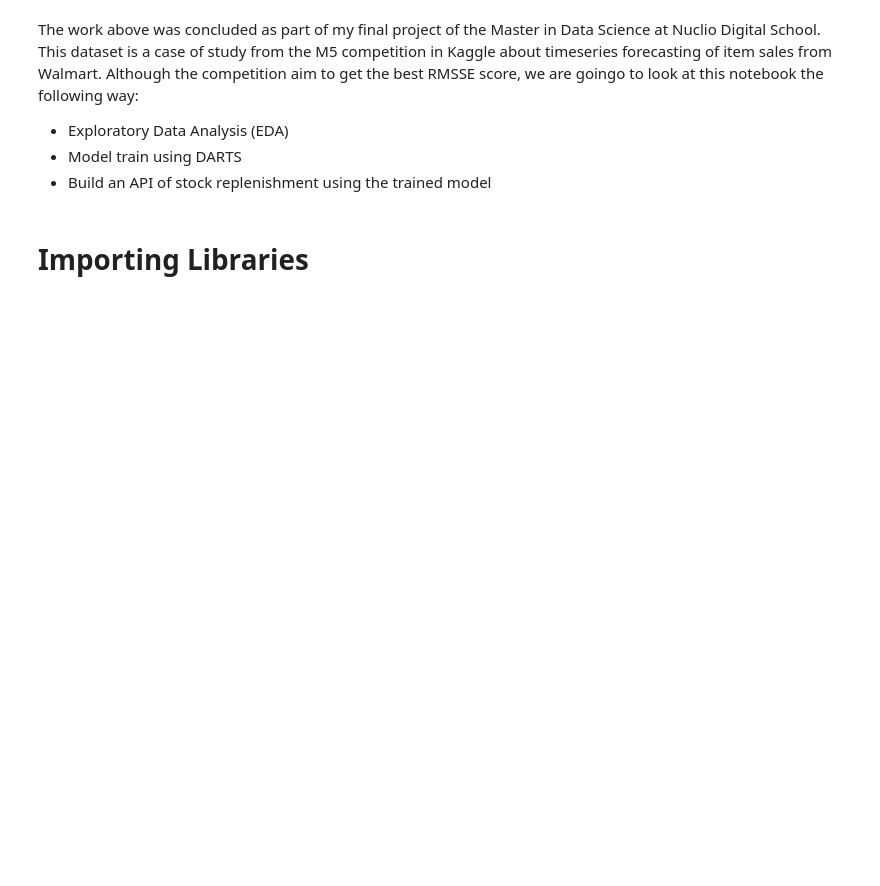
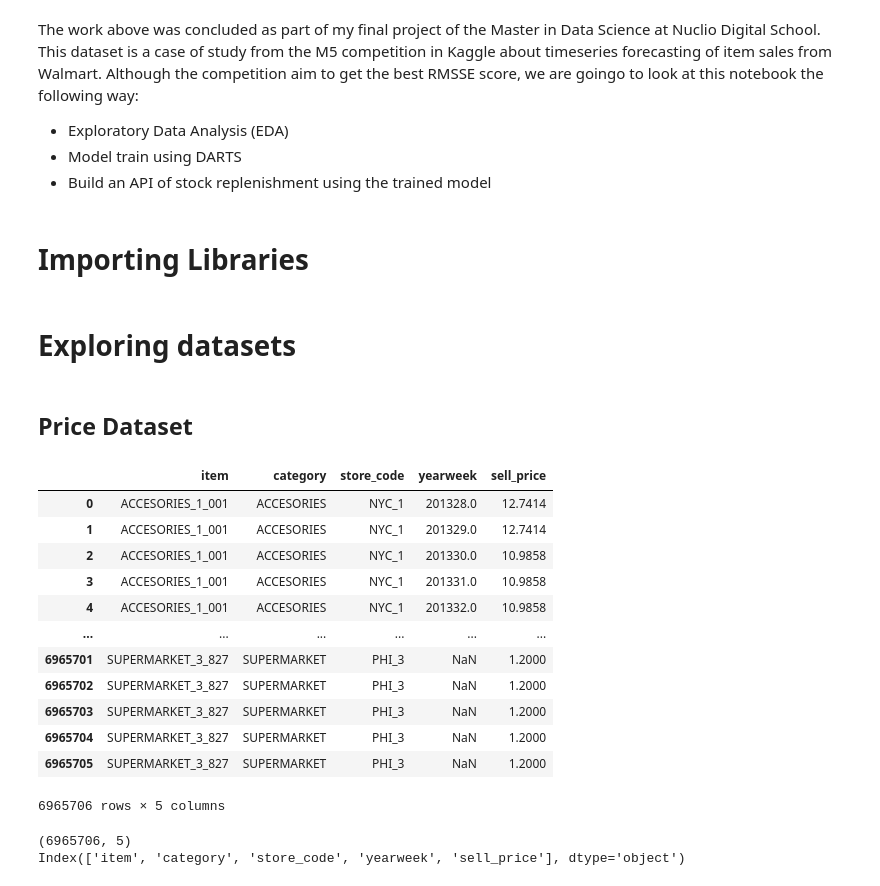
Before and after one commit to filipemattar/forecasting, a Jupyter notebook: forecasting.ipynb, the cells around one changed output. Drawn from its saved outputs; the diff is of its cells as text; code cells hidden in the pictures; blank space fills up the shorter version.

Commit message:
processing data for training

```diff
--- a/forecasting.ipynb
+++ b/forecasting.ipynb
@@ -20,0 +21,23 @@ from darts.metrics import rmse, mae
+# %%
+#Prices data set
+file_id_1 = "1iutsbqnuMuUgmd_FuKt_1x5s0whbdV2U"
+download_url_1 = f"https://drive.google.com/uc?id={file_id_1}"
+item_price_1 = pd.read_csv(download_url_1)
+
+file_id_2 = "17PbW-iHxFaYJor4tEzYopwBkMCi-8VRm"
+download_url_2 = f"https://drive.google.com/uc?id={file_id_2}"
+item_price_2 = pd.read_csv(download_url_2)
+
+file_id_3 = "1Lz-QjwhM0YGTpTddQX2nyTEUBORrnsba"
+download_url_3 = f"https://drive.google.com/uc?id={file_id_3}"
+item_price_3 = pd.read_csv(download_url_3)
+
+file_id_4 = "1MQBKY7sBZO1pe2TgSHa2pk1wxCOTkpIi"
+download_url_4 = f"https://drive.google.com/uc?id={file_id_4}"
+item_price_4 = pd.read_csv(download_url_4)
+
+file_id_5 = "1m3NIwllKxkpZ3uwVHczXZy8tIvFAkxib"
+download_url_5 = f"https://drive.google.com/uc?id={file_id_5}"
+item_price_5 = pd.read_csv(download_url_5)
+
+item_price = pd.concat([item_price_1, item_price_2, item_price_3, item_price_4, item_price_5], ignore_index=True)
@@ -24,9 +66,3 @@ file_id = "https://drive.google.com/file/d/1gLVp1-FeQ1PbpfvnyVNS99FVwwr5ntj5/vie
 download_url = f"https://drive.google.com/uc?id={file_id}"
 
 events = pd.read_csv(download_url)
-# %%
-#Events file
-file_id = "https://drive.google.com/file/d/1PKSsblU-ELR14I1BVSINcC_4vTbYDuQe/view?usp=sharing"
-download_url = f"https://drive.google.com/uc?id={file_id}"
-
-item_price = pd.read_csv(download_url)
@@ -38,0 +69,26 @@ item_sales = pd.read_csv(download_url)
+# %% [markdown]
+# Exploring datasets
+# %% [markdown]
+## Price Dataset
+# %%
+item_price
+# %% [output]
+|  | item | category | store_code | yearweek | sell_price |
+| 0 | ACCESORIES_1_001 | ACCESORIES | NYC_1 | 201328.0 | 12.7414 |
+| 1 | ACCESORIES_1_001 | ACCESORIES | NYC_1 | 201329.0 | 12.7414 |
+| 2 | ACCESORIES_1_001 | ACCESORIES | NYC_1 | 201330.0 | 10.9858 |
+| 3 | ACCESORIES_1_001 | ACCESORIES | NYC_1 | 201331.0 | 10.9858 |
+| 4 | ACCESORIES_1_001 | ACCESORIES | NYC_1 | 201332.0 | 10.9858 |
+| ... | ... | ... | ... | ... | ... |
+| 6965701 | SUPERMARKET_3_827 | SUPERMARKET | PHI_3 | NaN | 1.2000 |
+| 6965702 | SUPERMARKET_3_827 | SUPERMARKET | PHI_3 | NaN | 1.2000 |
+| 6965703 | SUPERMARKET_3_827 | SUPERMARKET | PHI_3 | NaN | 1.2000 |
+| 6965704 | SUPERMARKET_3_827 | SUPERMARKET | PHI_3 | NaN | 1.2000 |
+| 6965705 | SUPERMARKET_3_827 | SUPERMARKET | PHI_3 | NaN | 1.2000 |
+6965706 rows × 5 columns
+# %%
+print(item_price.shape)
+print(item_price.columns)
+# %% [output]
+(6965706, 5)
+Index(['item', 'category', 'store_code', 'yearweek', 'sell_price'], dtype='object')
```
Also changed, not shown: parts of 41 cells of this notebook.
